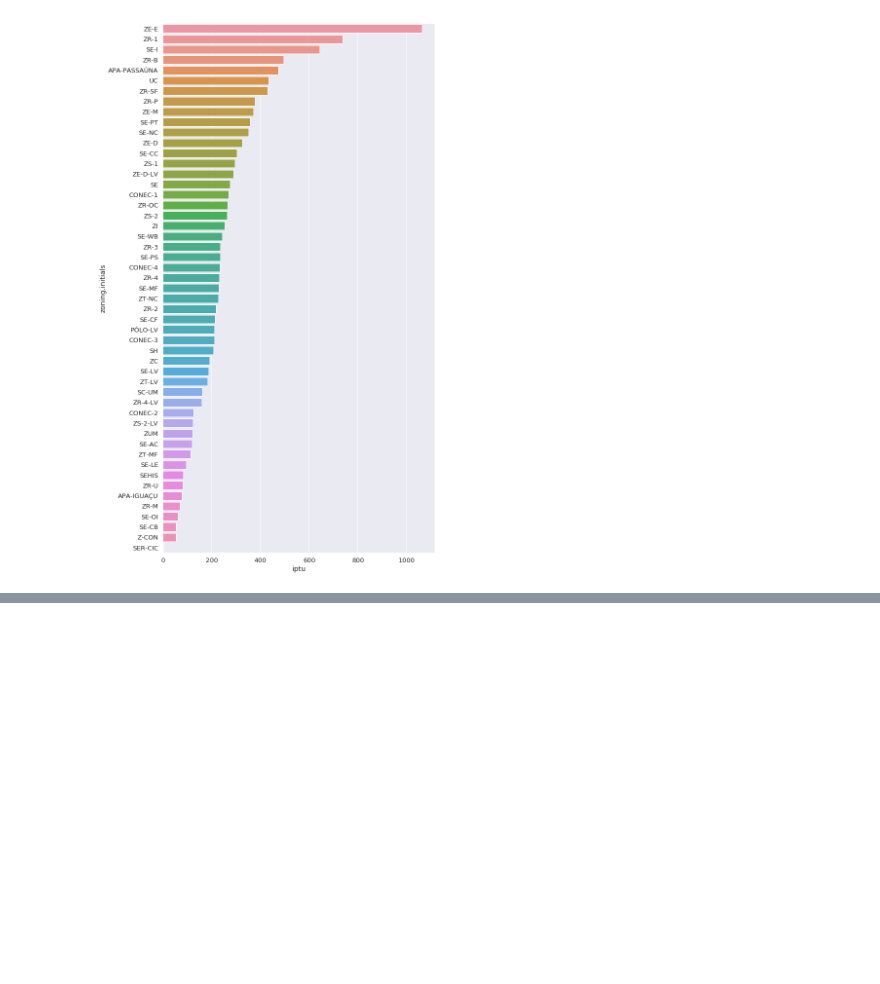
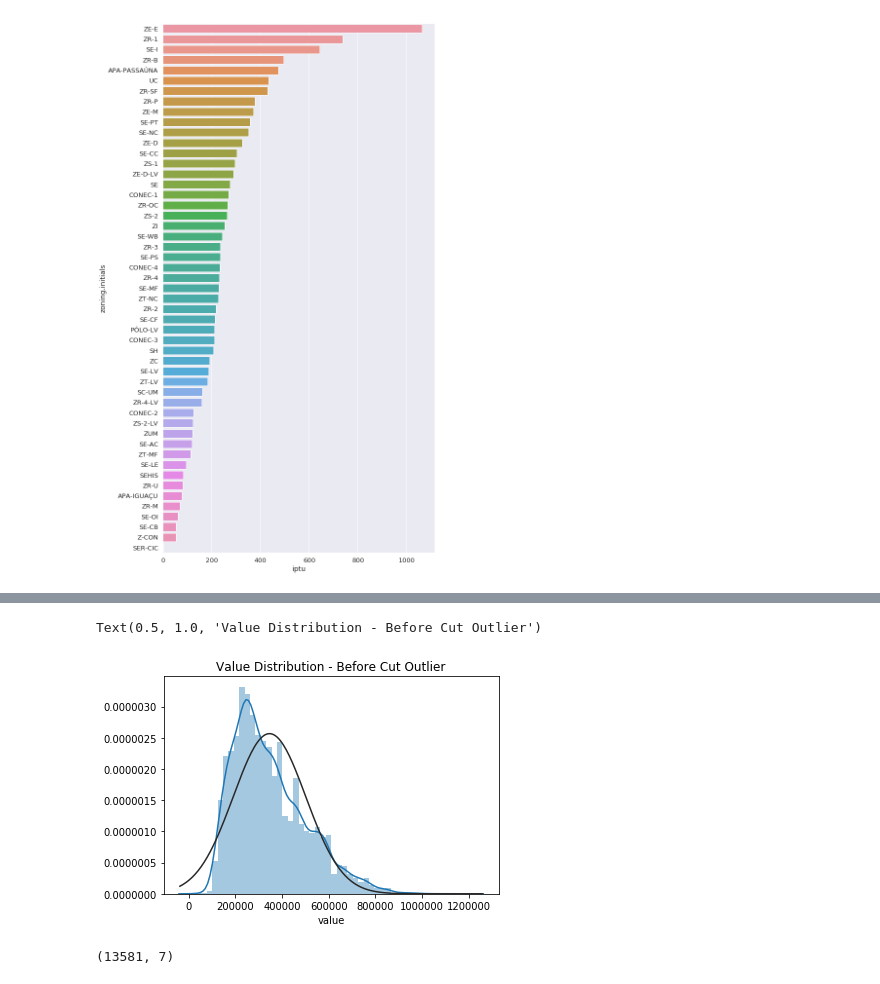
Before and after one commit to nuttheguitar/realties_datasprints, a Jupyter notebook: EDA.ipynb, the cells around one changed output, grey strips where cells are left out. Cells and saved outputs as stored; diff of their text form; code cells hidden in the pictures; blank space fills up the shorter version.

```diff
--- a/EDA.ipynb
+++ b/EDA.ipynb
@@ -805,0 +842,10 @@ ax = sns.barplot(x="iptu", y="zoning.initials", data=heatmap_prop_tax.sort_value
+# %%
+## Plot Value Distribution
+sns.distplot(df_pfa['value'], fit=norm).set_title("Value Distribution - Before Cut Outlier")
+# %% [output]
+Text(0.5, 1.0, 'Value Distribution - Before Cut Outlier')
+[figure, added]
+# %%
+df_pfa.shape
+# %% [output]
+(13581, 7)
```
Also changed, not shown: parts of 18 cells of this notebook, 9 other files.
